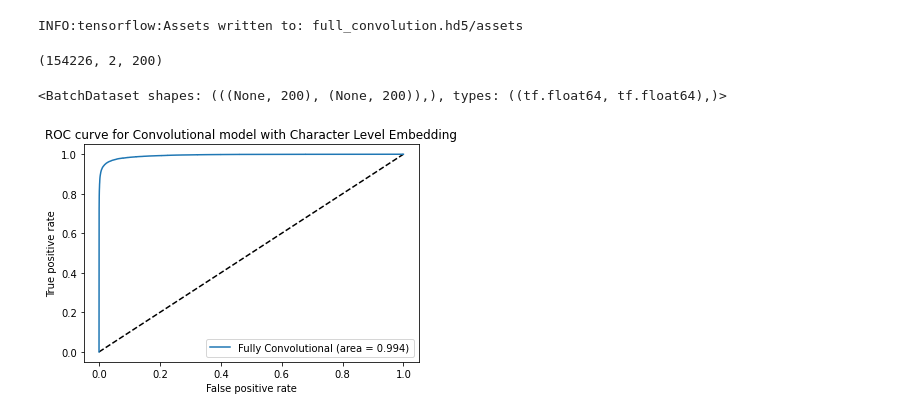
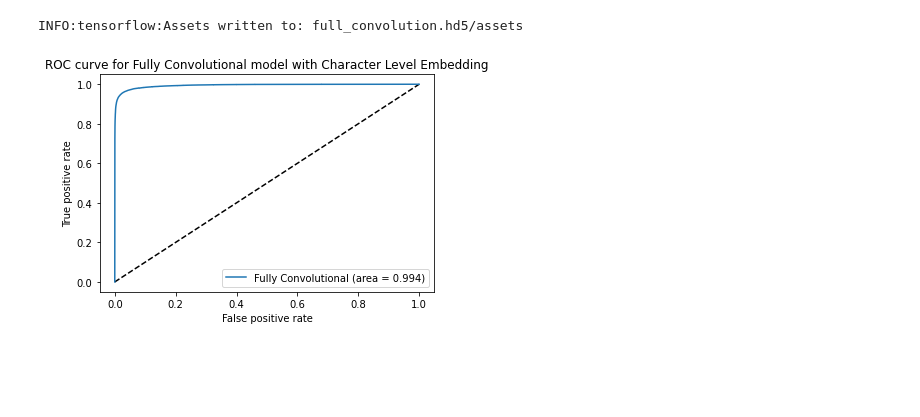
Before and after one commit to MJafarMashhadi/Haplophysh, a Jupyter notebook: models/full_convolution.ipynb, the cells around one changed output. Saved outputs shown, nothing was run; the diff lists cells and outputs as text; code cells hidden in the pictures; blank space fills up the shorter version.

```diff
--- a/models/full_convolution.ipynb
+++ b/models/full_convolution.ipynb
@@ -132,0 +26,9 @@ Valid: ({'word': TensorSpec(shape=(200,), dtype=tf.float64, name=None), 'char':
+# %%
+char_vectorizer = vectorization_ops.create_char_vectorizer(data_train['url'])
+word_vectorizer = vectorization_ops.create_word_vectorizer(data_train['url'])
+
+LW = len(word_vectorizer.vocabulary_)
+LC = len(char_vectorizer.word_counts)
+
+print('Word vocab size:', LW)
+print('Char vocab size:', LC)
@@ -132,0 +38,9 @@ Valid: ({'word': TensorSpec(shape=(200,), dtype=tf.float64, name=None), 'char':
+# %%
+dataset_train = dataset_ops.create_dataset_generator(word_vectorizer, char_vectorizer, data_train)\
+    .shuffle(10000)\
+    .prefetch(10000) #.batch(15*1024)
+dataset_validation = dataset_ops.create_dataset_generator(word_vectorizer, char_vectorizer, data_validation)\
+    .shuffle(10000)\
+    .prefetch(10000) #.batch(15*1024)
+
+print('Train:', dataset_train.element_spec, '\nValid:', dataset_validation.element_spec)
@@ -245,10 +155,0 @@ X_validation, y_validation = np_validation.T
-# %%
-X_validation2 = np.array([(item['word'],item['char']) for item in X_validation])
-X_validation2.shape
-# %% [output]
-(154226, 2, 200)
-# %%
-new_validation = tf.data.Dataset.from_tensor_slices(((X_validation2[:,0,:], X_validation2[:,1,:]), )).batch(bs)
-new_validation
-# %% [output]
-<BatchDataset shapes: (((None, 200), (None, 200)),), types: ((tf.float64, tf.float64),)>
@@ -258,14 +156,25 @@ fpr_keras, tpr_keras, thresholds_keras = roc_curve(y_validation.astype('int32'),
+# %%
+X_validation, y_validation = np.array([*dataset_validation.as_numpy_iterator()]).T
+X_validation = np.array([(item['word'],item['char']) for item in X_validation])
+X_validation = tf.data.Dataset.from_tensor_slices(((X_validation[:,0,:], X_validation[:,1,:]), )).batch(bs)
+y_validation = y_validation.astype('int32')
+
+y_hat = model.predict(X_validation).ravel()
+# %%
+fpr, tpr, _ = roc_curve(y_validation, y_hat)
+auc = auc(fpr, tpr)
 # %%
-auc_keras = auc(fpr_keras, tpr_keras)
+model_name = "Fully Convolutional"
+model_full_name = "Fully Convolutional model with Character Level Embedding"
 
 plt.figure(1)
 plt.plot([0, 1], [0, 1], 'k--')
-plt.plot(fpr_keras, tpr_keras, label='Fully Convolutional (area = {:.3f})'.format(auc_keras))
+plt.plot(fpr, tpr, label=f'{model_name} (area = {auc:.3f})')
 plt.xlabel('False positive rate')
 plt.ylabel('True positive rate')
-plt.title('ROC curve for Convolutional model with Character Level Embedding')
+plt.title(f'ROC curve for {model_full_name}')
 plt.legend(loc='best')
-plt.savefig('../plots/full_convolution_roc.pdf')
+plt.savefig(f'../plots/{model_name.replace(" ", "_").lower()}_roc.pdf')
 plt.show()
 # %% [output]
-[figure, old version]
+[figure, new version]
```
Also changed, not shown: parts of 12 cells of this notebook, 3 other files.
